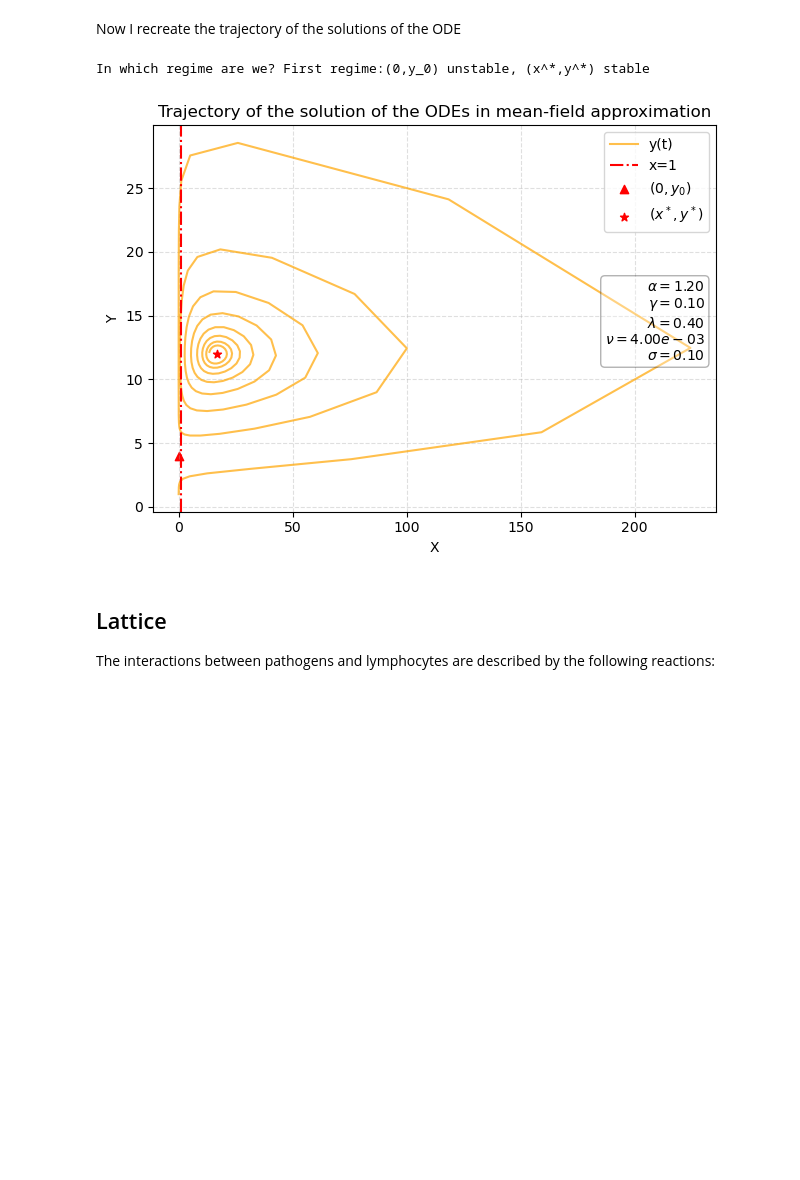
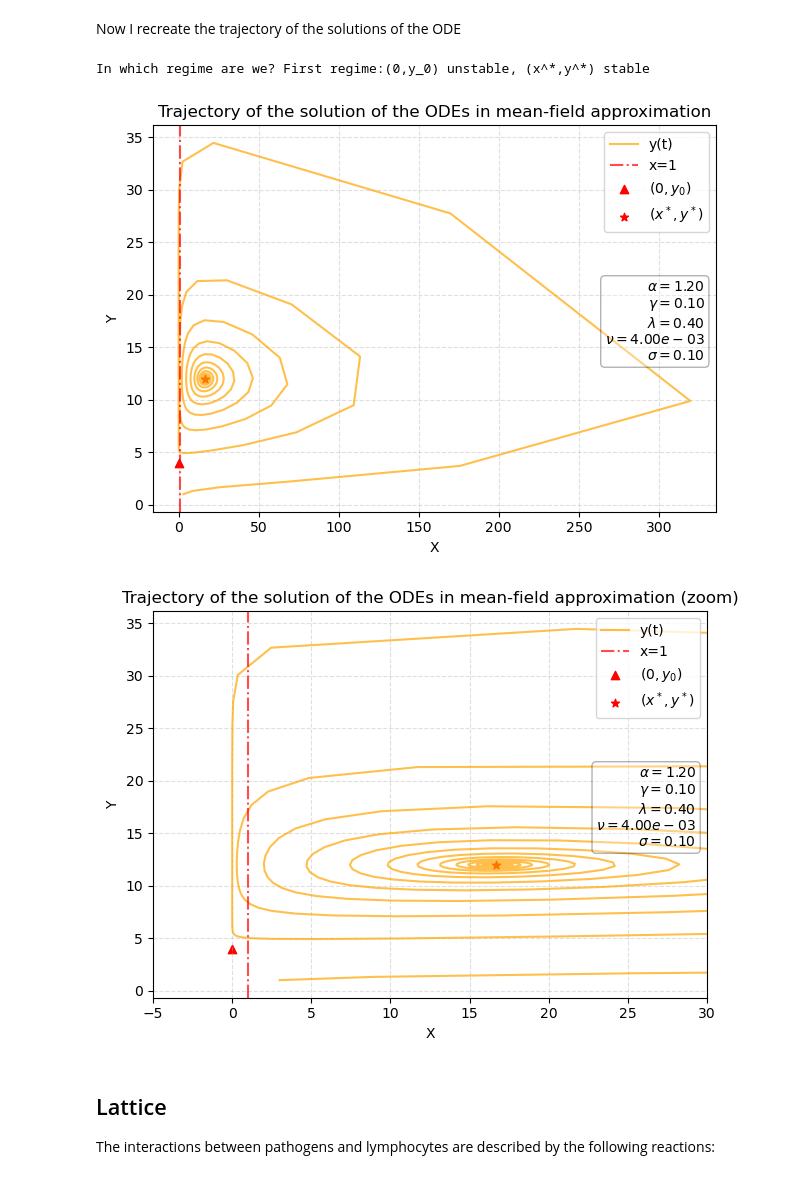
Before and after one commit to pietromalagoli/PCS, a Jupyter notebook: project.ipynb, the cells around one changed output. Saved outputs shown, nothing was run; the diff lists cells and outputs as text; code cells hidden in the pictures; blank space fills up the shorter version.

```diff
--- a/project.ipynb
+++ b/project.ipynb
@@ -12,14 +13,14 @@ import aux      # it's a file with some generic auxiliary functions I often use
 np.random.seed(12345)
 
 # I set some parameters for the whole project
-time_steps = 200    # 1000
+time_steps = 1000    # 1000
 
 # Set the time grid for the ODEs
 t_s = np.linspace(0,time_steps,time_steps)
 
 # parameters initialization (I use the parameters listed in the caption of Figure 3)
 par = {
-    'alpha': 1.2,
+    'alpha': 1.2,   # 1.2
     'gamma': 0.1,   # questo sarebbe 0.01
     'lambda': 0.4,
     'nu': 0.004,
@@ -81,7 +82,7 @@ The parameters represent:
 ## Mean Field Approach ##
 # %%
 # set initial conditions
-z0 = np.array([0.01,np.random.poisson(lam=1)])    # z=[x,y]
+z0 = np.array([3,np.random.poisson(lam=1)])    # z=[x,y]
 #z0 = np.array([x_star,y_star])    # z=[x*,y*] (I try to initialize at a fixed point to verify stability)
 
 '''
@@ -100,6 +101,10 @@ par = {
 def system(z:np.ndarray ,t:np.ndarray ,par:dict):
 
     x, y = z
+    if x < 0.:
+        x = 0.
+    if y < 0.:
+        y = 0.
     dxdt = par['alpha']*x - par['gamma']*x*y
     dydt = par['lambda'] + par['nu']*x*y - par['sigma']*y
     return [dxdt,dydt]
@@ -108,11 +113,10 @@ def system(z:np.ndarray ,t:np.ndarray ,par:dict):
 X_ode = odeint(system,z0,t_s,args=(par,))[:,0]
 Y_ode = odeint(system,z0,t_s,args=(par,))[:,1]
 
-'''
 # Normalization
-X_ode = X_ode/np.mean(X_ode)
-Y_ode = X_ode/np.mean(Y_ode)
-'''
+X_ode /= np.max(X_ode)
+Y_ode /= np.max(Y_ode)
+
 # Solution of the X ODE
 #plt.figure(figsize=(12,8))
 plt.plot(t_s, X_ode, c='orange', label='x(t)',alpha=0.7)
@@ -150,7 +154,7 @@ x_star = (par['sigma']-par['lambda']*par['gamma']/par['alpha'])/par['nu']
 
 # In which regime are we?
 print(f'In which regime are we? {'First regime:(0,y_0) unstable, (x^*,y^*) stable' \
-    if par['alpha']>(par['lambda']*par['gamma']/par['sigma']) else '\text{Second regime:}(0,y_0) \text{stable}, (x^*,y^*) \text{unstable}'}')
+    if par['alpha']>(par['lambda']*par['gamma']/par['sigma']) else 'Second regime:(0,y_0) stable, (x^*,y^*) unstable'}')
 
 def system(z:np.ndarray ,t:np.ndarray ,par:dict):
 
@@ -161,34 +165,50 @@ def system(z:np.ndarray ,t:np.ndarray ,par:dict):
 
 # Solve
 X_ode = odeint(system,z0,t_s,args=(par,))[:,0]
 Y_ode = odeint(system,z0,t_s,args=(par,))[:,1]
 
 '''
 # Normalization
 X_ode /= np.max(X_ode)
 Y_ode /= np.max(Y_ode)
 
 # Normalize also the fixed points
 y0 /= np.max(Y_ode)
 x_star /= np.max(X_ode)
 y_star /= np.max(Y_ode)
 '''
 # Trajectory of the solutions over time
 plt.plot(X_ode, Y_ode, c='orange', label='y(t)',alpha=0.7)
 plt.axvline(1,c='r',linestyle='-.',label='x=1',alpha=0.7)
 plt.title('Trajectory of the solution of the ODEs in mean-field approximation')
 plt.scatter(0,y0, c='r',marker='^',label=r'$(0,y_0)$')
 plt.scatter(x_star,y_star, c='r',marker='*',label=r'$(x^*,y^*)$')
 plt.xlabel('X')
 plt.ylabel('Y')
 plt.grid(True, which="both",alpha=0.4,linestyle='--')
 add_par_box(par)
 plt.legend()
 plt.tight_layout()
 plt.show()
+
+# Trajectory of the solutions over time zoomed
+plt.plot(X_ode, Y_ode, c='orange', label='y(t)',alpha=0.7)
+plt.axvline(1,c='r',linestyle='-.',label='x=1',alpha=0.7)
+plt.title('Trajectory of the solution of the ODEs in mean-field approximation (zoom)')
+plt.scatter(0,y0, c='r',marker='^',label=r'$(0,y_0)$')
+plt.scatter(x_star,y_star, c='r',marker='*',label=r'$(x^*,y^*)$')
+plt.xlim(-5,30)
+plt.xlabel('X')
+plt.ylabel('Y')
+plt.grid(True, which="both",alpha=0.4,linestyle='--')
+add_par_box(par)
+plt.legend()
+plt.tight_layout()
+plt.show()
 # %% [output]
 In which regime are we? First regime:(0,y_0) unstable, (x^*,y^*) stable
-[figure, old version]
+[figure, new version]
+[figure, added]
 # %% [markdown]
 ## Lattice ##
 The interactions between pathogens and lymphocytes are described by the following reactions:
```
Also changed, not shown: parts of 4 cells of this notebook.
